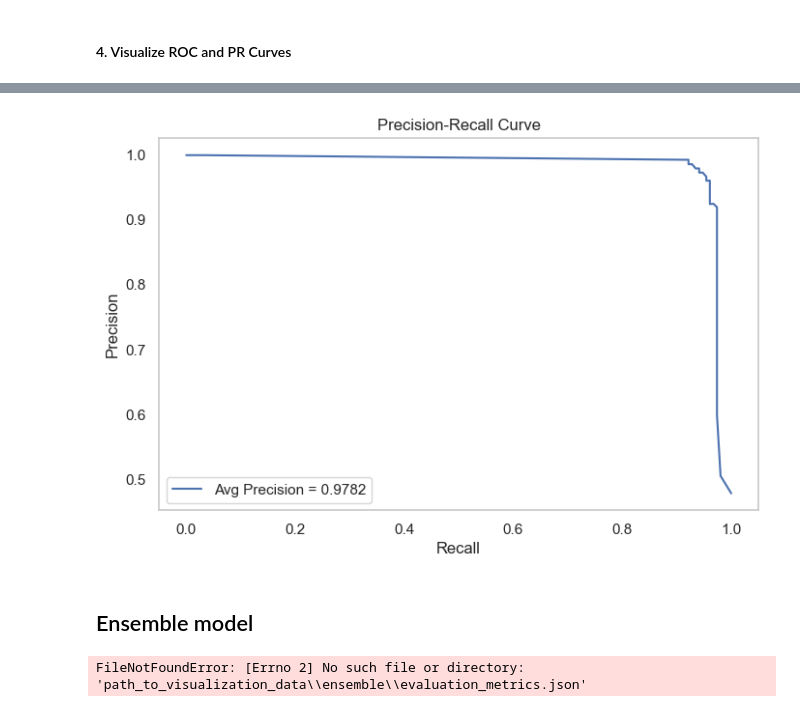
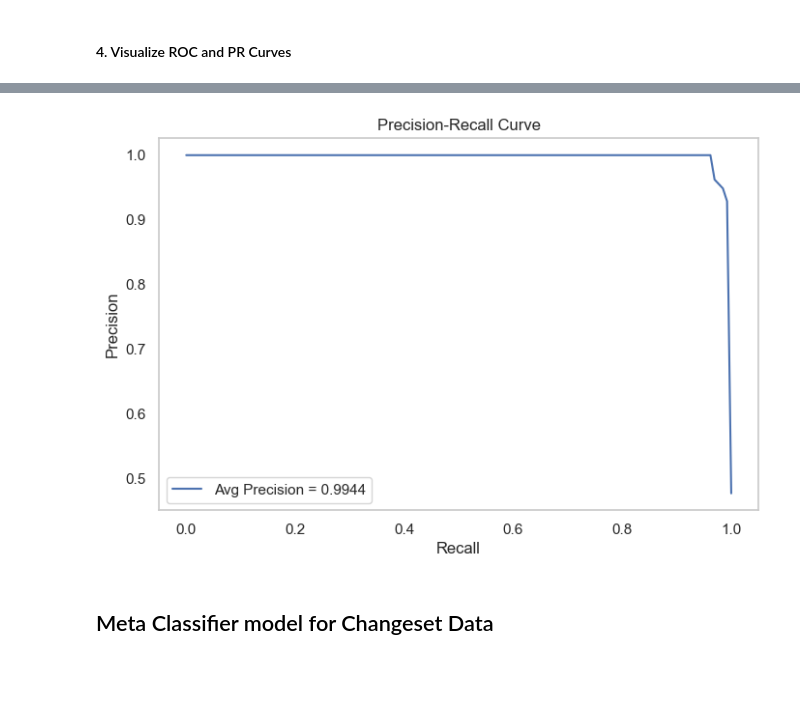
Before and after one commit to rspseshasai/vandalism_detection_osm, a Jupyter notebook: notebooks/visualization_and_analysis_changeset_data.ipynb, the cells around one changed output, grey strips where cells are left out. Drawn from its saved outputs; the diff is of its cells as text; code cells hidden in the pictures; blank space fills up the shorter version.

Commit message:
test execution for both changeset and contribution data

```diff
--- a/notebooks/visualization_and_analysis_changeset_data.ipynb
+++ b/notebooks/visualization_and_analysis_changeset_data.ipynb
@@ -267,7 +260,6 @@ Bootstrap Performance Metrics on Test Set:
 # %% [markdown]
 #### 1. Imports and Setup
 # %%
-from config import HYPER_VISUALIZATION_DIR
 # Import necessary libraries
 import os
 import pandas as pd
@@ -276,9 +268,9 @@ import matplotlib.pyplot as plt
 import seaborn as sns
 
 # Define the paths (update these as needed)
-AGGREGATED_FEATURES_PATH = os.path.join(HYPER_VISUALIZATION_DIR, 'aggregated_features_sample.parquet')
-EVALUATION_RESULTS_PATH = os.path.join(HYPER_VISUALIZATION_DIR, 'evaluation_results.parquet')
-CONFUSION_MATRIX_PATH = os.path.join(HYPER_VISUALIZATION_DIR, 'confusion_matrix.npy')
+AGGREGATED_FEATURES_PATH = VISUALIZATION_DATA_PATH['hyper_classifier_features_sample_path']
+EVALUATION_RESULTS_PATH = VISUALIZATION_DATA_PATH['evaluation_results_hyper_classifier']
+CONFUSION_MATRIX_PATH = VISUALIZATION_DATA_PATH['confusion_matrix_hyper_classifier']
 
 # Helper function to set consistent plot styles
 def set_plot_style():
@@ -408,41 +385,19 @@ plt.show()
 # %%
 from sklearn.metrics import precision_recall_curve, average_precision_score
 
 # Calculate Precision-Recall Curve
-precision, recall, _ = precision_recall_curve(evaluation_results['y_true'], evaluation_results['y_prob'])
+precision, recall, _ = precision_recall_curve(evaluation_results['y_true'], evaluation_results['y_prob_hyper_classifier'])
 
 # Plot Precision-Recall Curve
 plt.figure(figsize=(8, 5))
-plt.plot(recall, precision, label=f"Avg Precision = {average_precision_score(evaluation_results['y_true'], evaluation_results['y_prob']):.4f}")
+plt.plot(recall, precision, label=f"Avg Precision = {average_precision_score(evaluation_results['y_true'], evaluation_results['y_prob_hyper_classifier']):.4f}")
 plt.title("Precision-Recall Curve")
 plt.xlabel("Recall")
 plt.ylabel("Precision")
 plt.legend(loc="lower left")
 plt.grid()
 plt.show()
 # %% [output]
-[figure, old version]
+[figure, new version]
 # %% [markdown]
-## Ensemble model
+## Meta Classifier model for Changeset Data
-# %%
-import os
-import json
-import pandas as pd
-import matplotlib.pyplot as plt
-import seaborn as sns
-
-# Define the path to the ensemble directory
-ensemble_dir = os.path.join('path_to_visualization_data', 'ensemble')
-
-# Load the evaluation metrics from JSON file
-metrics_path = os.path.join(ensemble_dir, 'evaluation_metrics.json')
-with open(metrics_path, 'r') as f:
-    metrics = json.load(f)
-
-# Convert the metrics dictionary to a DataFrame
-metrics_df = pd.DataFrame.from_dict(metrics, orient='index')
-
-# Display the metrics DataFrame
-metrics_df
-# %% [output]
-FileNotFoundError: [Errno 2] No such file or directory: 'path_to_visualization_data\\ensemble\\evaluation_metrics.json'
```
Also changed, not shown: parts of 31 cells of this notebook, 5 other files.
